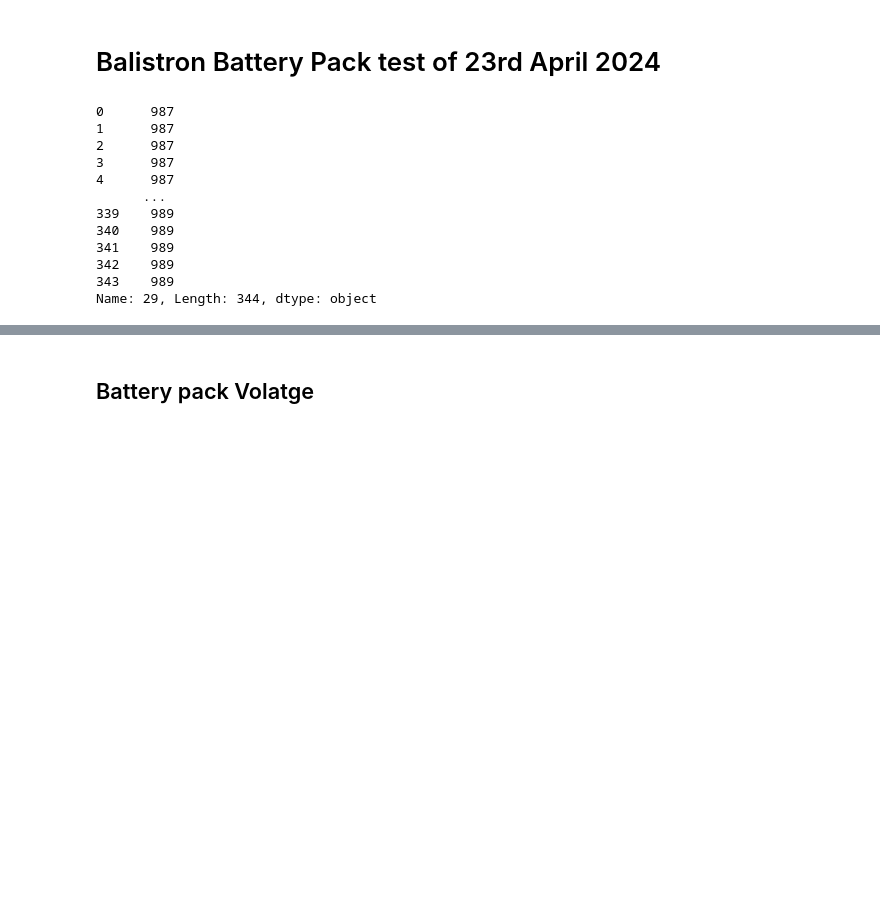
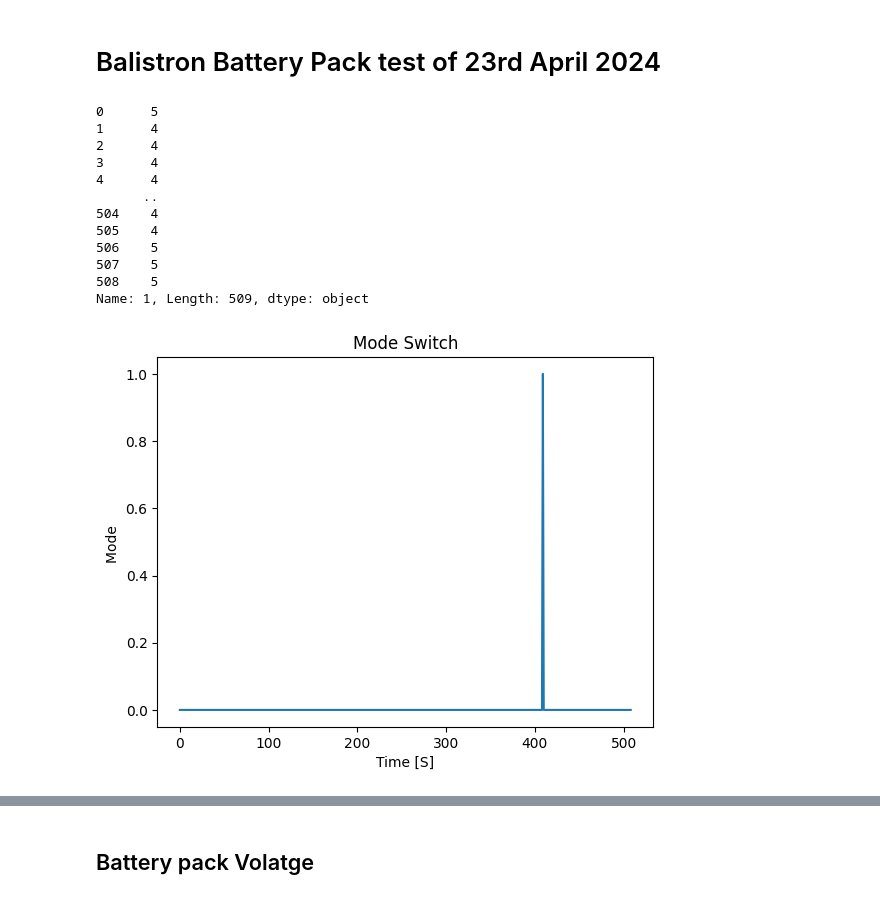
Before and after one commit to Bamamou/Pyhton_Jupiter, a Jupyter notebook: Data/Battery/BALISTRON.ipynb, the cells around one changed output, grey strips where cells are left out. Saved outputs shown, nothing was run; the diff lists cells and outputs as text; code cells hidden in the pictures; blank space fills up the shorter version.

```diff
--- a/Data/Battery/BALISTRON.ipynb
+++ b/Data/Battery/BALISTRON.ipynb
@@ -8,30 +8,30 @@ import numpy as np
 
 # Replace 'file_name.txt' with the name of your txt file
 
-df = pd.read_csv('C:\\Users\\admin\\Documents\\GitHub\\Pyhton_Jupiter\\Data\\Battery\\Charger2.txt',  header=None, na_values=[''], skipinitialspace=True)
+df = pd.read_csv('C:\\Users\\admin\\Documents\\GitHub\\Pyhton_Jupiter\\Data\\Battery\\MaximRideWinbondRecording.txt',  header=None, na_values=[''], skipinitialspace=True)
 df.dropna(inplace = True)
 
 # Iterate through each column
 for col in df.columns:
     Data =df[col].str.split(';', expand=True)
 # All the 28 Strings voltages
-for col in df.columns:
-    Strings = ((Data.iloc[:, 30:57].astype(float))+200)/100
-# All 6 temp probe and the max, min temp
-for col in df.columns:
-    Temperatures = Data.iloc[:, 63:68].astype(float)
+# for col in df.columns:
+#     Strings = ((Data.iloc[:, 30:57].astype(float))+200)/100
+# # All 6 temp probe and the max, min temp
+# for col in df.columns:
+#     Temperatures = Data.iloc[:, 63:68].astype(float)
 
-print(Data[29])
+print(Data[1])
 # %% [output]
-0      987
-1      987
-2      987
-3      987
-4      987
-      ...
-339    989
-340    989
-341    989
-342    989
-343    989
-Name: 29, Length: 344, dtype: object
+0      5
+1      4
+2      4
+3      4
+4      4
+      ..
+504    4
+505    4
+506    5
+507    5
+508    5
+Name: 1, Length: 509, dtype: object
@@ -37,0 +42,8 @@ Name: 29, Length: 344, dtype: object
+# %%
+plt.plot(Data['Mode Switch'].astype(int))
+plt.title('Mode Switch')
+plt.xlabel('Time [S]')
+plt.ylabel('Mode ')
+plt.show()
+# %% [output]
+[figure, added]
```
Also changed, not shown: parts of 16 cells of this notebook, 4 other files.
